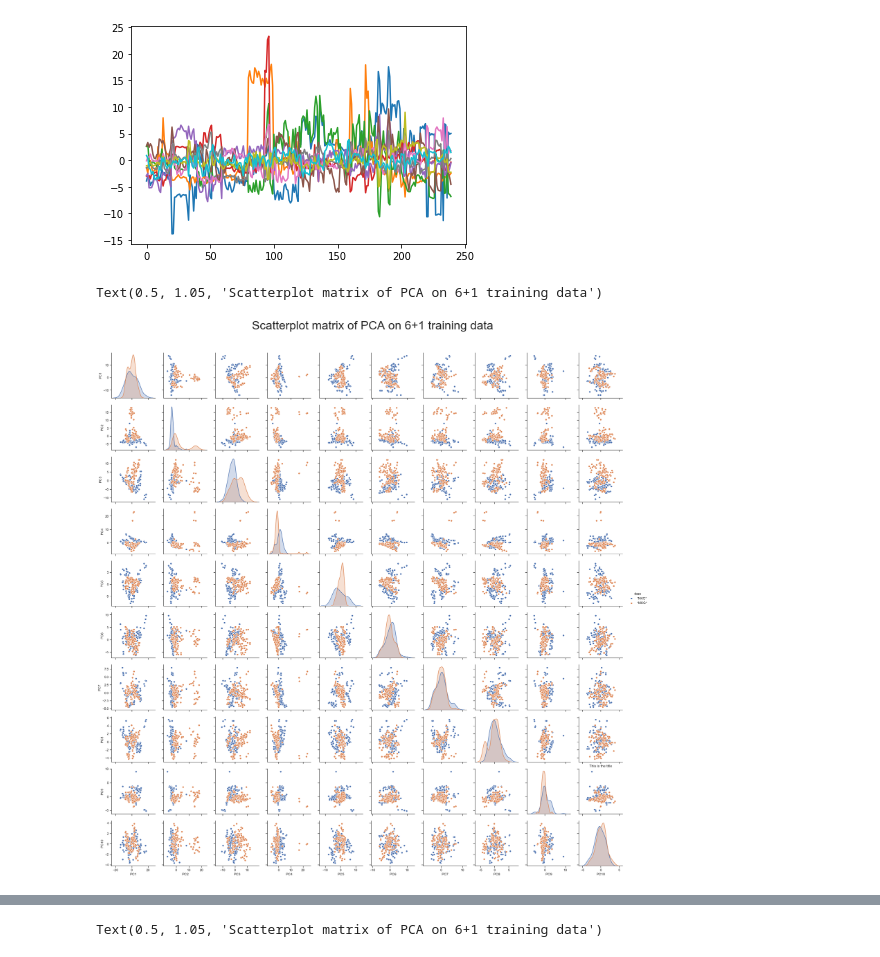
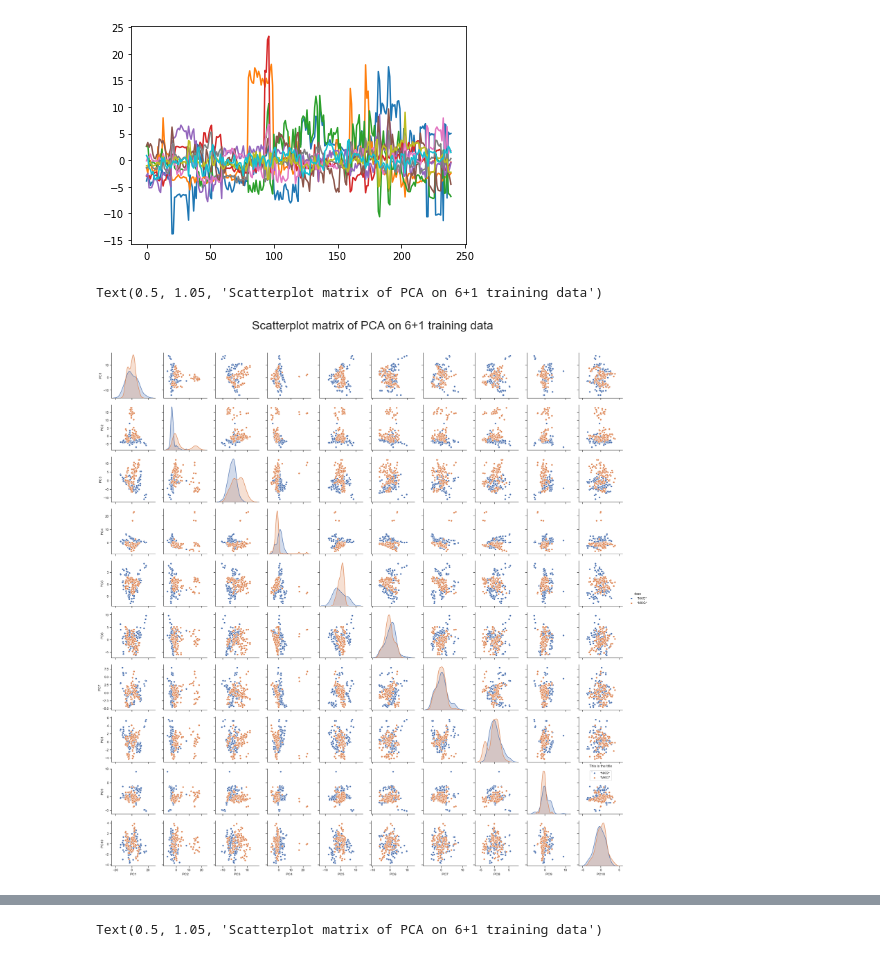
Before and after one commit to Richard-CokeCola/Data-analyse_Machine-Learningh, a Jupyter notebook: PCA on brain cancer (6+1) training data.ipynb, the cells around one changed output, grey strips where cells are left out. Cells and saved outputs as stored; diff of their text form; code cells hidden in the pictures.

```diff
--- a/PCA on brain cancer (6+1) training data.ipynb
+++ b/PCA on brain cancer (6+1) training data.ipynb
@@ -105,4 +120,5 @@ np.shape(X)
 ## Data Standardisation
 # %%
 from sklearn.preprocessing import StandardScaler
-X_std = StandardScaler().fit_transform(X)
+#X_std = StandardScaler().fit_transform(X)
+X_std = fit_transform(X)
@@ -299,15 +333,16 @@ plt.plot(Y_sklearn)
 # %%
 import seaborn as sns
 sns.set(style="ticks")
 sns.pairplot(PCA_result, hue="class")
+plt.legend(loc='upper center', ncol=1)
 #sns.pairplot(Y_sklearn, diag_kind="kde")
 #sns.pairplot(Y_sklearn, kind="reg")
 plt.title('This is the title')
 #plt.suptitle('This is the main title')
 plt.suptitle('Scatterplot matrix of PCA on 6+1 training data', fontsize=40, y=1.05)
 # %% [output]
 Text(0.5, 1.05, 'Scatterplot matrix of PCA on 6+1 training data')
-[figure, old version]
+[figure, new version]
 # %%
 import seaborn as sns
 sns.set(style="ticks")
```
Also changed, not shown: parts of 4 cells of this notebook.
